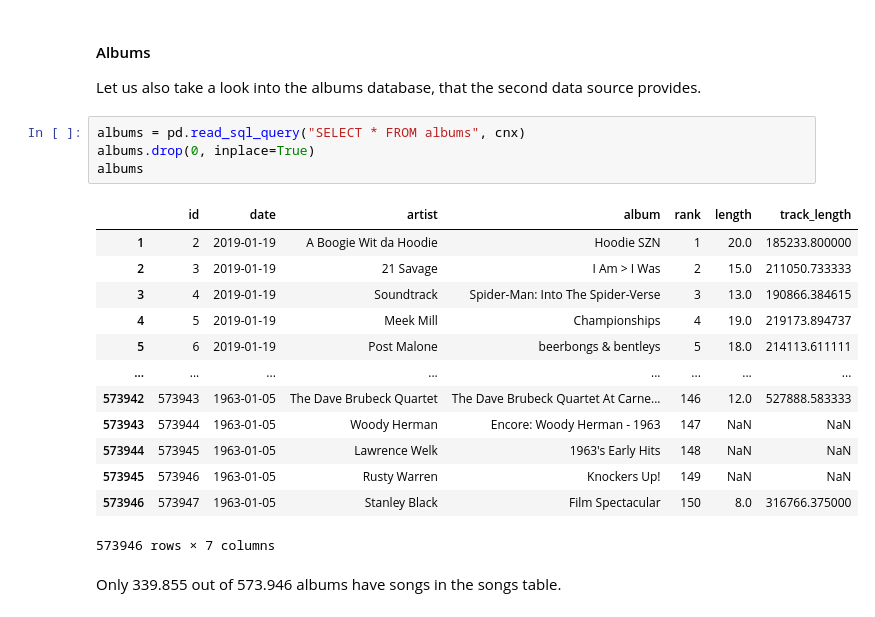
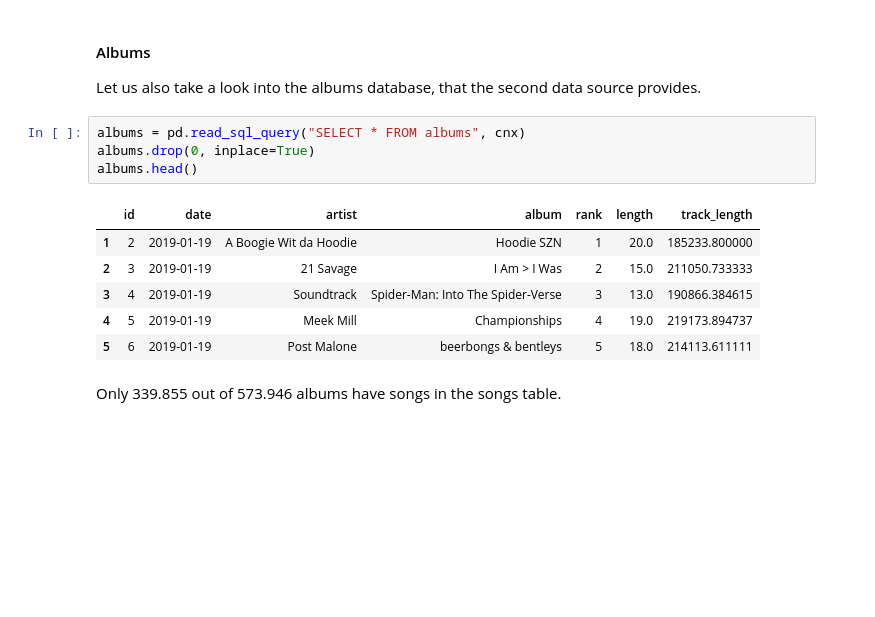
Before and after one commit to nantoniou/Analyzing-Music, a Jupyter notebook: song_analysis.ipynb, the cells around one changed output. Saved outputs shown, nothing was run; the diff lists cells and outputs as text; blank space fills up the shorter version.

```diff
--- a/song_analysis.ipynb
+++ b/song_analysis.ipynb
@@ -62,21 +62,14 @@ Let us also take a look into the albums database, that the second data source pr
 # %%
 albums = pd.read_sql_query("SELECT * FROM albums", cnx)
 albums.drop(0, inplace=True)
-albums
+albums.head()
 # %% [output]
 |  | id | date | artist | album | rank | length | track_length |
 | 1 | 2 | 2019-01-19 | A Boogie Wit da Hoodie | Hoodie SZN | 1 | 20.0 | 185233.800000 |
 | 2 | 3 | 2019-01-19 | 21 Savage | I Am > I Was | 2 | 15.0 | 211050.733333 |
 | 3 | 4 | 2019-01-19 | Soundtrack | Spider-Man: Into The Spider-Verse | 3 | 13.0 | 190866.384615 |
 | 4 | 5 | 2019-01-19 | Meek Mill | Championships | 4 | 19.0 | 219173.894737 |
 | 5 | 6 | 2019-01-19 | Post Malone | beerbongs & bentleys | 5 | 18.0 | 214113.611111 |
-| ... | ... | ... | ... | ... | ... | ... | ... |
-| 573942 | 573943 | 1963-01-05 | The Dave Brubeck Quartet | The Dave Brubeck Quartet At Carne... | 146 | 12.0 | 527888.583333 |
-| 573943 | 573944 | 1963-01-05 | Woody Herman | Encore: Woody Herman - 1963 | 147 | NaN | NaN |
-| 573944 | 573945 | 1963-01-05 | Lawrence Welk | 1963's Early Hits | 148 | NaN | NaN |
-| 573945 | 573946 | 1963-01-05 | Rusty Warren | Knockers Up! | 149 | NaN | NaN |
-| 573946 | 573947 | 1963-01-05 | Stanley Black | Film Spectacular | 150 | 8.0 | 316766.375000 |
-573946 rows × 7 columns
 # %% [markdown]
 Only 339.855 out of 573.946 albums have songs in the songs table.
 # %%
```
Also changed, not shown: parts of 8 cells of this notebook, 1 other file.
